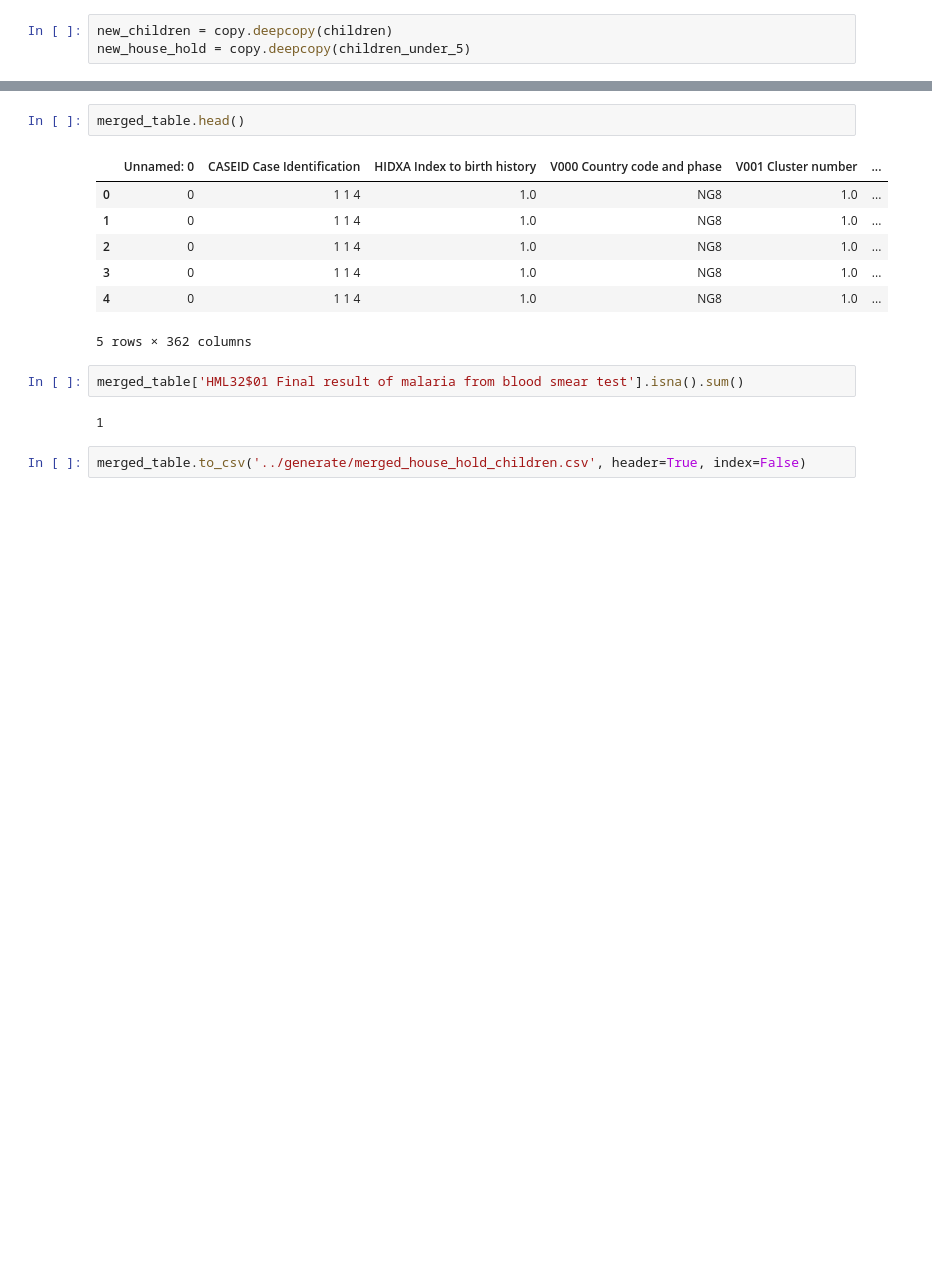
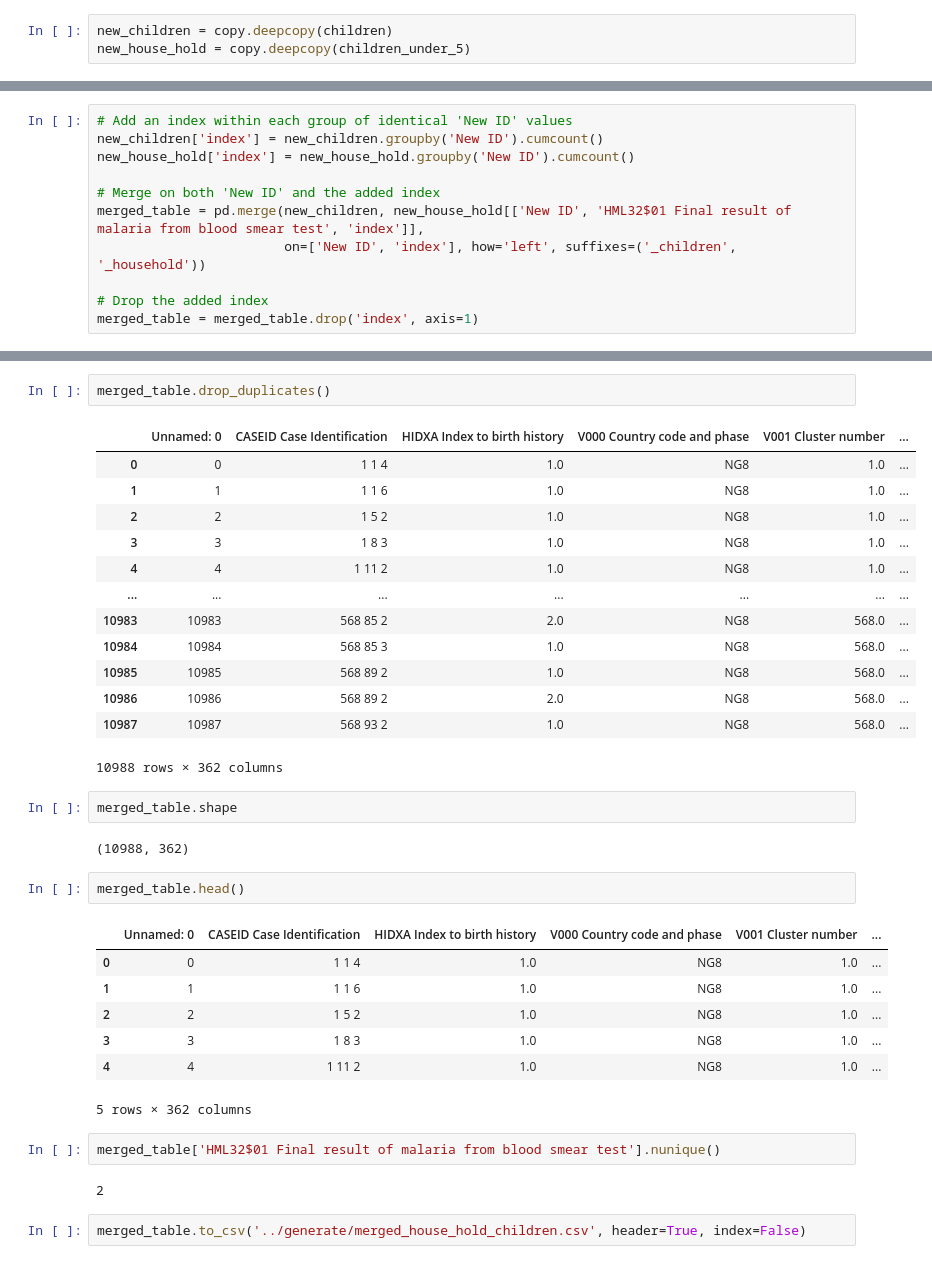
Before and after one commit to fayisode/nigeria_malaria_demographic_2022, a Jupyter notebook: data/code/merge_dataset.ipynb, the cells around one changed output, grey strips where cells are left out. Drawn from its saved outputs; the diff is of its cells as text; blank space fills up the shorter version.

Commit message:
implement: merged table of children and house hold recode

```diff
--- a/data/code/merge_dataset.ipynb
+++ b/data/code/merge_dataset.ipynb
@@ -173,3 +152,14 @@ merged_table = pd.merge(new_children, new_house_hold[['New ID', 'HML32$01 Final
+# %%
+# Add an index within each group of identical 'New ID' values
+new_children['index'] = new_children.groupby('New ID').cumcount()
+new_house_hold['index'] = new_house_hold.groupby('New ID').cumcount()
+
+# Merge on both 'New ID' and the added index
+merged_table = pd.merge(new_children, new_house_hold[['New ID', 'HML32$01 Final result of malaria from blood smear test', 'index']],
+                        on=['New ID', 'index'], how='left', suffixes=('_children', '_household'))
+
+# Drop the added index
+merged_table = merged_table.drop('index', axis=1)
 # %%
 merged_table.shape
 # %% [output]
@@ -177,16 +175,36 @@ merged_table.shape
+# %%
+merged_table.drop_duplicates()
+# %% [output]
+|  | Unnamed: 0 | CASEID Case Identification | HIDXA Index to birth history | V000 Country code and phase | V001 Cluster number | ... |
+| 0 | 0 | 1 1 4 | 1.0 | NG8 | 1.0 | ... |
+| 1 | 1 | 1 1 6 | 1.0 | NG8 | 1.0 | ... |
+| 2 | 2 | 1 5 2 | 1.0 | NG8 | 1.0 | ... |
+| 3 | 3 | 1 8 3 | 1.0 | NG8 | 1.0 | ... |
+| 4 | 4 | 1 11 2 | 1.0 | NG8 | 1.0 | ... |
+| ... | ... | ... | ... | ... | ... | ... |
+| 10983 | 10983 | 568 85 2 | 2.0 | NG8 | 568.0 | ... |
+| 10984 | 10984 | 568 85 3 | 1.0 | NG8 | 568.0 | ... |
+| 10985 | 10985 | 568 89 2 | 1.0 | NG8 | 568.0 | ... |
+| 10986 | 10986 | 568 89 2 | 2.0 | NG8 | 568.0 | ... |
+| 10987 | 10987 | 568 93 2 | 1.0 | NG8 | 568.0 | ... |
+10988 rows × 362 columns
+# %%
+merged_table.shape
+# %% [output]
+(10988, 362)
 # %%
 merged_table.head()
 # %% [output]
 |  | Unnamed: 0 | CASEID Case Identification | HIDXA Index to birth history | V000 Country code and phase | V001 Cluster number | ... |
 | 0 | 0 | 1 1 4 | 1.0 | NG8 | 1.0 | ... |
-| 1 | 0 | 1 1 4 | 1.0 | NG8 | 1.0 | ... |
-| 2 | 0 | 1 1 4 | 1.0 | NG8 | 1.0 | ... |
-| 3 | 0 | 1 1 4 | 1.0 | NG8 | 1.0 | ... |
-| 4 | 0 | 1 1 4 | 1.0 | NG8 | 1.0 | ... |
+| 1 | 1 | 1 1 6 | 1.0 | NG8 | 1.0 | ... |
+| 2 | 2 | 1 5 2 | 1.0 | NG8 | 1.0 | ... |
+| 3 | 3 | 1 8 3 | 1.0 | NG8 | 1.0 | ... |
+| 4 | 4 | 1 11 2 | 1.0 | NG8 | 1.0 | ... |
 5 rows × 362 columns
 # %%
-merged_table['HML32$01 Final result of malaria from blood smear test'].isna().sum()
+merged_table['HML32$01 Final result of malaria from blood smear test'].nunique()
 # %% [output]
-1
+2
 # %%
 merged_table.to_csv('../generate/merged_house_hold_children.csv', header=True, index=False)
```
Also changed, not shown: parts of 4 cells of this notebook, 1 other file.
